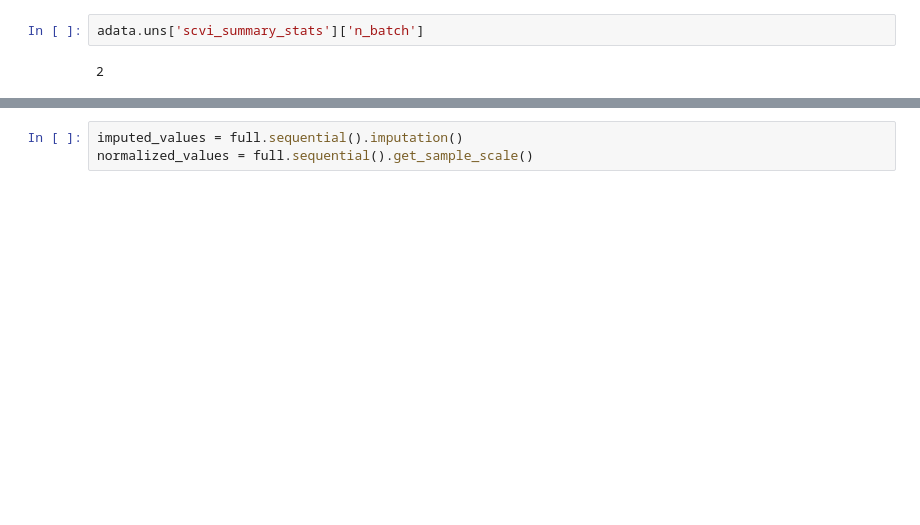
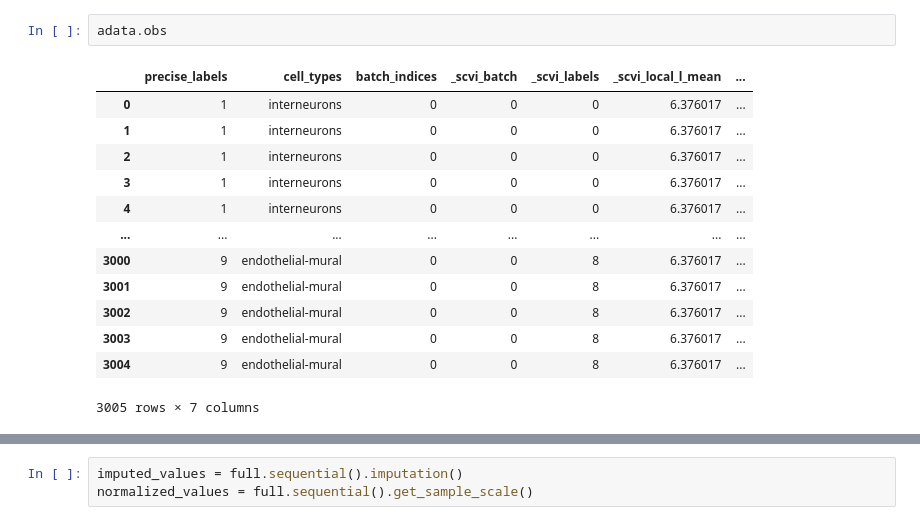
Before and after one commit to yynst2/scVI, a Jupyter notebook: galen/anndata_scvi.ipynb, the cells around one changed output, grey strips where cells are left out. Cells and saved outputs as stored; diff of their text form; blank space fills up the shorter version.

```diff
--- a/galen/anndata_scvi.ipynb
+++ b/galen/anndata_scvi.ipynb
@@ -69,5 +69,17 @@ adata.uns['scvi_data_registry']
-# %%
-adata.uns['scvi_summary_stats']['n_batch']
-# %% [output]
-2
+# %%
+adata.obs
+# %% [output]
+|  | precise_labels | cell_types | batch_indices | _scvi_batch | _scvi_labels | _scvi_local_l_mean | ... |
+| 0 | 1 | interneurons | 0 | 0 | 0 | 6.376017 | ... |
+| 1 | 1 | interneurons | 0 | 0 | 0 | 6.376017 | ... |
+| 2 | 1 | interneurons | 0 | 0 | 0 | 6.376017 | ... |
+| 3 | 1 | interneurons | 0 | 0 | 0 | 6.376017 | ... |
+| 4 | 1 | interneurons | 0 | 0 | 0 | 6.376017 | ... |
+| ... | ... | ... | ... | ... | ... | ... | ... |
+| 3000 | 9 | endothelial-mural | 0 | 0 | 8 | 6.376017 | ... |
+| 3001 | 9 | endothelial-mural | 0 | 0 | 8 | 6.376017 | ... |
+| 3002 | 9 | endothelial-mural | 0 | 0 | 8 | 6.376017 | ... |
+| 3003 | 9 | endothelial-mural | 0 | 0 | 8 | 6.376017 | ... |
+| 3004 | 9 | endothelial-mural | 0 | 0 | 8 | 6.376017 | ... |
+3005 rows × 7 columns
 # %%
```
Also changed, not shown: parts of 27 cells of this notebook, 4 other files.
